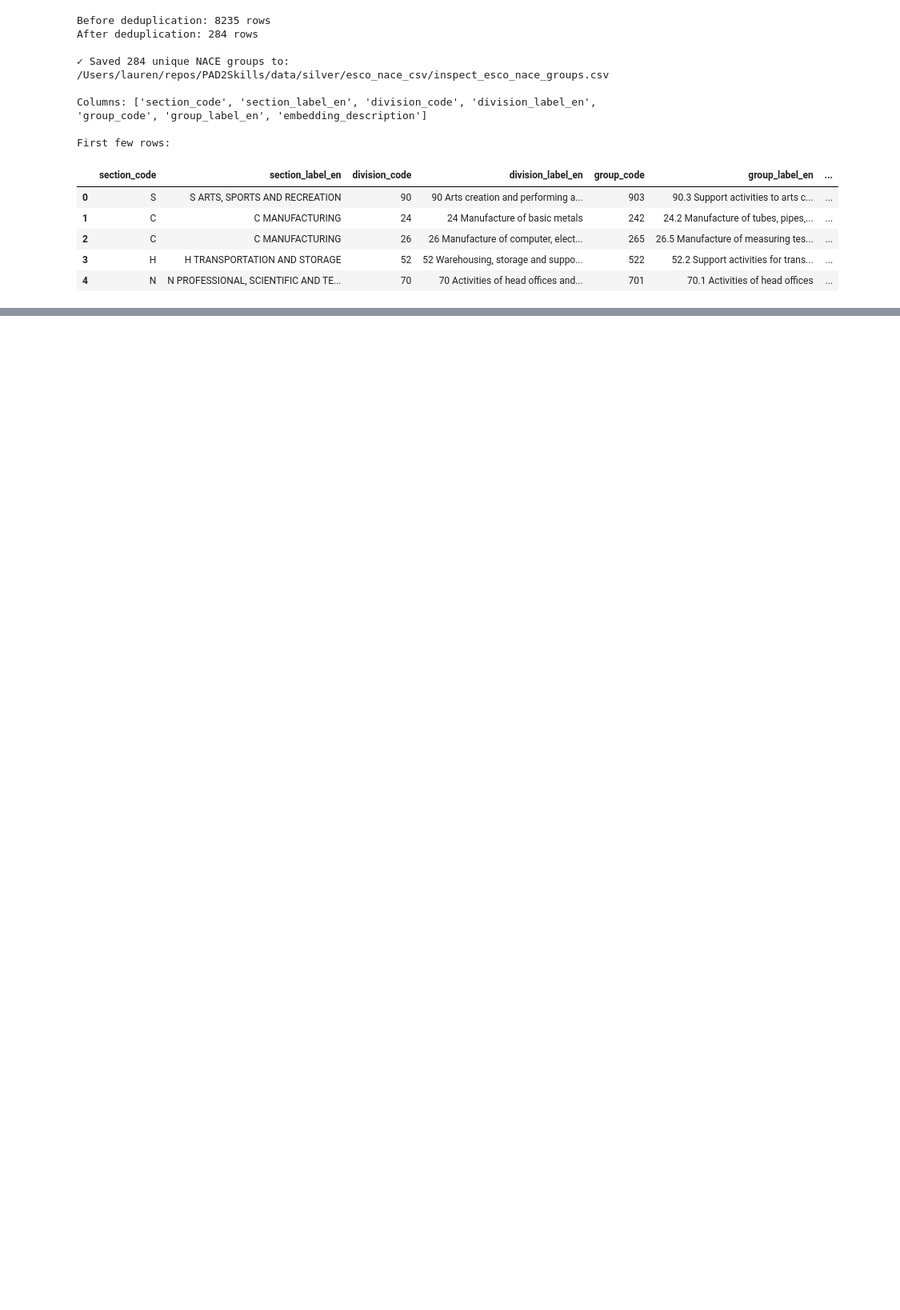
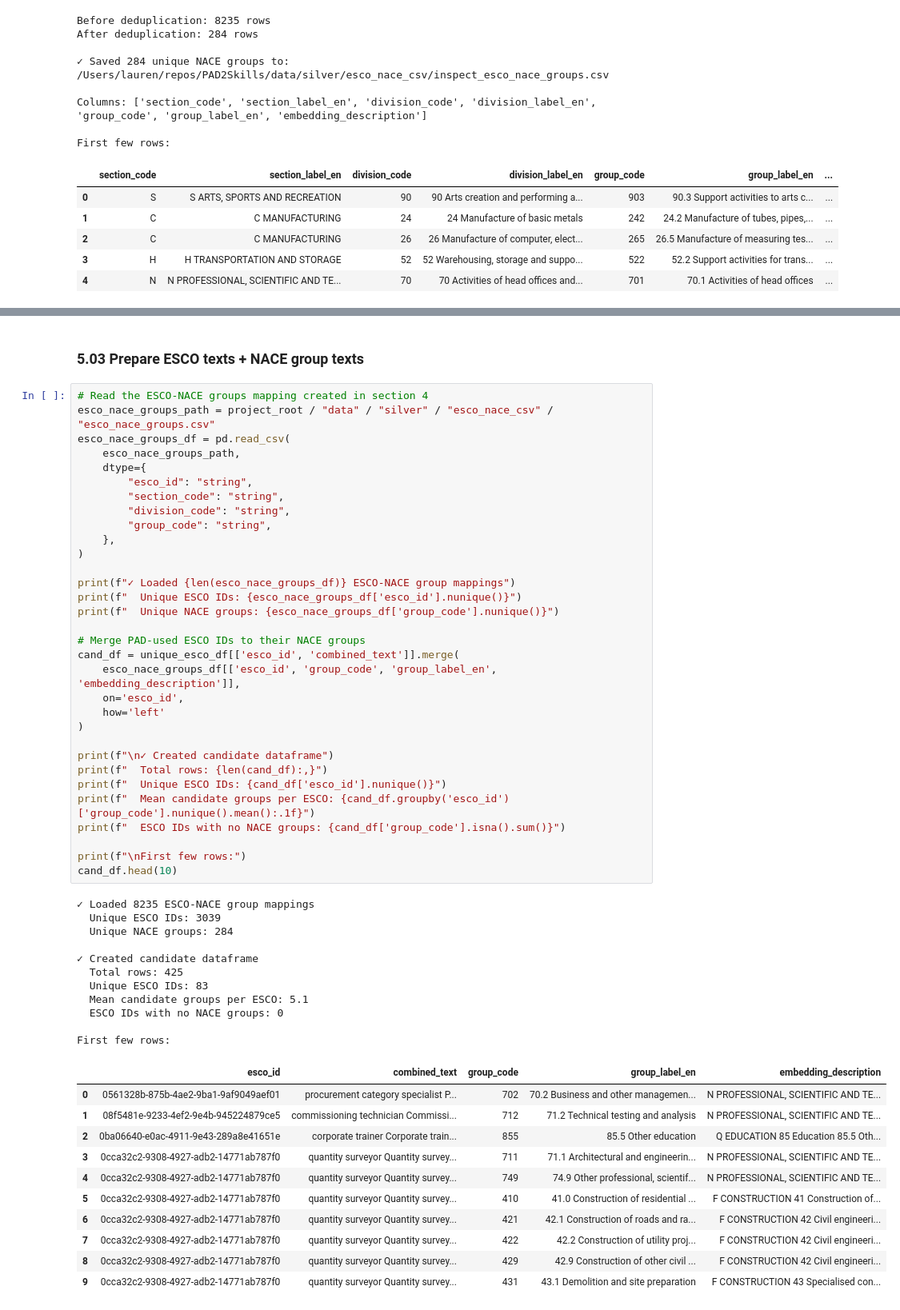
Before and after one commit to LaurenDahlin1/PAD2Skills, a Jupyter notebook: notebooks/06_nace_codes.ipynb, the cells around one changed output, grey strips where cells are left out. Shown at 80% size. Drawn from its saved outputs; the diff is of its cells as text; blank space fills up the shorter version.

```diff
--- a/notebooks/06_nace_codes.ipynb
+++ b/notebooks/06_nace_codes.ipynb
@@ -896,0 +974,57 @@ First few rows:
+# %% [markdown]
+### 5.03 Prepare ESCO texts + NACE group texts
+# %%
+# Read the ESCO-NACE groups mapping created in section 4
+esco_nace_groups_path = project_root / "data" / "silver" / "esco_nace_csv" / "esco_nace_groups.csv"
+esco_nace_groups_df = pd.read_csv(
+    esco_nace_groups_path,
+    dtype={
+        "esco_id": "string",
+        "section_code": "string",
+        "division_code": "string",
+        "group_code": "string",
+    },
+)
+
+print(f"✓ Loaded {len(esco_nace_groups_df)} ESCO-NACE group mappings")
+print(f"  Unique ESCO IDs: {esco_nace_groups_df['esco_id'].nunique()}")
+print(f"  Unique NACE groups: {esco_nace_groups_df['group_code'].nunique()}")
+
+# Merge PAD-used ESCO IDs to their NACE groups
+cand_df = unique_esco_df[['esco_id', 'combined_text']].merge(
+    esco_nace_groups_df[['esco_id', 'group_code', 'group_label_en', 'embedding_description']],
+    on='esco_id',
+    how='left'
+)
+
+print(f"\n✓ Created candidate dataframe")
+print(f"  Total rows: {len(cand_df):,}")
+print(f"  Unique ESCO IDs: {cand_df['esco_id'].nunique()}")
+print(f"  Mean candidate groups per ESCO: {cand_df.groupby('esco_id')['group_code'].nunique().mean():.1f}")
+print(f"  ESCO IDs with no NACE groups: {cand_df['group_code'].isna().sum()}")
+
+print(f"\nFirst few rows:")
+cand_df.head(10)
+# %% [output]
+✓ Loaded 8235 ESCO-NACE group mappings
+  Unique ESCO IDs: 3039
+  Unique NACE groups: 284
+
+✓ Created candidate dataframe
+  Total rows: 425
+  Unique ESCO IDs: 83
+  Mean candidate groups per ESCO: 5.1
+  ESCO IDs with no NACE groups: 0
+
+First few rows:
+|  | esco_id | combined_text | group_code | group_label_en | embedding_description |
+| 0 | 0561328b-875b-4ae2-9ba1-9af9049aef01 | procurement category specialist P... | 702 | 70.2 Business and other managemen... | N PROFESSIONAL, SCIENTIFIC AND TE... |
+| 1 | 08f5481e-9233-4ef2-9e4b-945224879ce5 | commissioning technician Commissi... | 712 | 71.2 Technical testing and analysis | N PROFESSIONAL, SCIENTIFIC AND TE... |
+| 2 | 0ba06640-e0ac-4911-9e43-289a8e41651e | corporate trainer Corporate train... | 855 | 85.5 Other education | Q EDUCATION 85 Education 85.5 Oth... |
+| 3 | 0cca32c2-9308-4927-adb2-14771ab787f0 | quantity surveyor Quantity survey... | 711 | 71.1 Architectural and engineerin... | N PROFESSIONAL, SCIENTIFIC AND TE... |
+| 4 | 0cca32c2-9308-4927-adb2-14771ab787f0 | quantity surveyor Quantity survey... | 749 | 74.9 Other professional, scientif... | N PROFESSIONAL, SCIENTIFIC AND TE... |
+| 5 | 0cca32c2-9308-4927-adb2-14771ab787f0 | quantity surveyor Quantity survey... | 410 | 41.0 Construction of residential ... | F CONSTRUCTION 41 Construction of... |
+| 6 | 0cca32c2-9308-4927-adb2-14771ab787f0 | quantity surveyor Quantity survey... | 421 | 42.1 Construction of roads and ra... | F CONSTRUCTION 42 Civil engineeri... |
+| 7 | 0cca32c2-9308-4927-adb2-14771ab787f0 | quantity surveyor Quantity survey... | 422 | 42.2 Construction of utility proj... | F CONSTRUCTION 42 Civil engineeri... |
+| 8 | 0cca32c2-9308-4927-adb2-14771ab787f0 | quantity surveyor Quantity survey... | 429 | 42.9 Construction of other civil ... | F CONSTRUCTION 42 Civil engineeri... |
+| 9 | 0cca32c2-9308-4927-adb2-14771ab787f0 | quantity surveyor Quantity survey... | 431 | 43.1 Demolition and site preparation | F CONSTRUCTION 43 Specialised con... |
```
Also changed, not shown: parts of 16 cells of this notebook, 2 other files.
